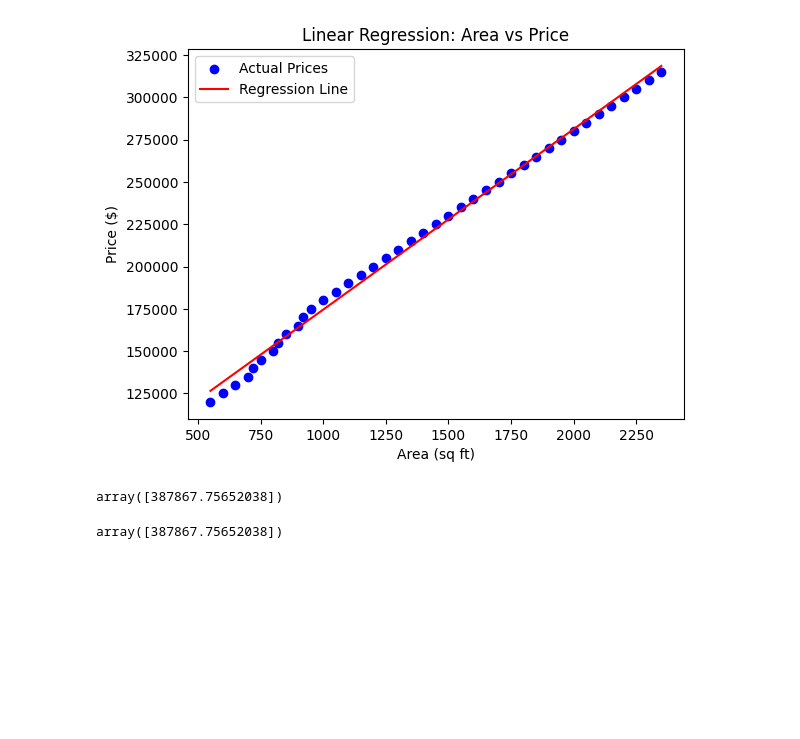
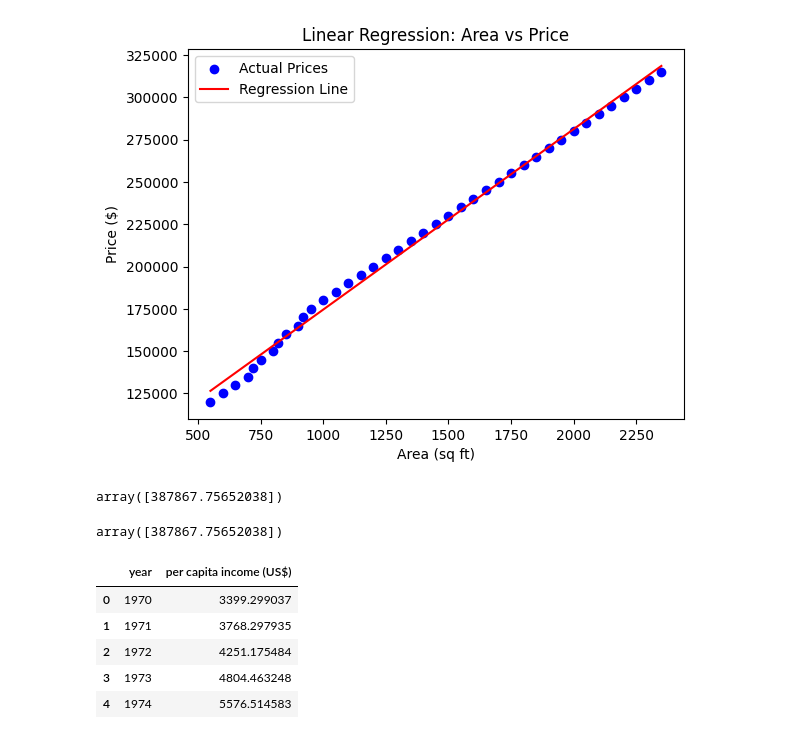
Before and after one commit to afrazk01/Machine-Learning, a Jupyter notebook: linear_regression.ipynb, the cells around one changed output. Saved outputs shown, nothing was run; the diff lists cells and outputs as text; code cells hidden in the pictures; blank space fills up the shorter version.

```diff
--- a/linear_regression.ipynb
+++ b/linear_regression.ipynb
@@ -61,3 +61,13 @@ def check_pred(x,m,b):
 check_pred(3000,x_,y_)
 # %% [output]
 array([387867.75652038])
+# %%
+data = pd.read_csv("exersise_single_linear_reg.csv")
+data.head()
+# %% [output]
+|  | year | per capita income (US$) |
+| 0 | 1970 | 3399.299037 |
+| 1 | 1971 | 3768.297935 |
+| 2 | 1972 | 4251.175484 |
+| 3 | 1973 | 4804.463248 |
+| 4 | 1974 | 5576.514583 |
```
Also changed, not shown: parts of 4 cells of this notebook, 1 other file.
